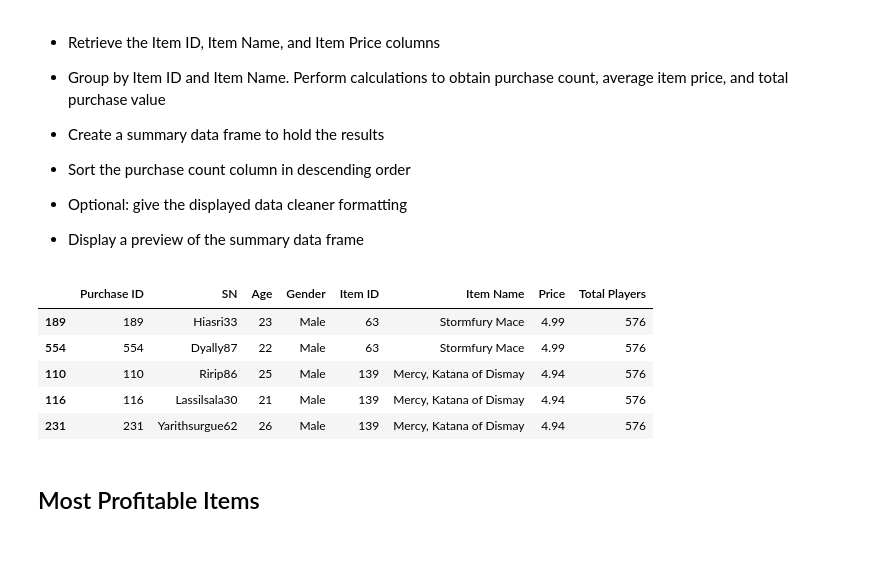
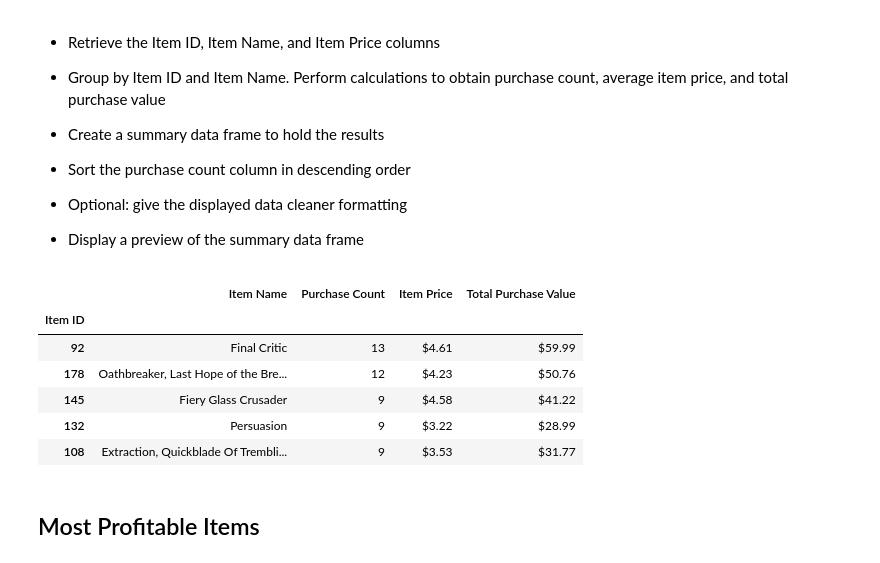
Before and after one commit to MikeEjike/Pandas-challenge, a Jupyter notebook: HeroesOfPymoli/HeroesOfPymoli_starter.ipynb, the cells around one changed output. Saved outputs shown, nothing was run; the diff lists cells and outputs as text; code cells hidden in the pictures.

```diff
--- a/HeroesOfPymoli/HeroesOfPymoli_starter.ipynb
+++ b/HeroesOfPymoli/HeroesOfPymoli_starter.ipynb
@@ -355,16 +355,46 @@ top_spenders.set_index('SN').style.format({'Average Purchase Price':'${0:,.2f}',
 
 
 * Display a preview of the summary data frame
-# %%
-most_pop = purchase_data['Item ID'].value_counts()
-purchase_data.nlargest(5, ['Price'])
-# %% [output]
-|  | Purchase ID | SN | Age | Gender | Item ID | Item Name | Price | Total Players |
-| 189 | 189 | Hiasri33 | 23 | Male | 63 | Stormfury Mace | 4.99 | 576 |
-| 554 | 554 | Dyally87 | 22 | Male | 63 | Stormfury Mace | 4.99 | 576 |
-| 110 | 110 | Ririp86 | 25 | Male | 139 | Mercy, Katana of Dismay | 4.94 | 576 |
-| 116 | 116 | Lassilsala30 | 21 | Male | 139 | Mercy, Katana of Dismay | 4.94 | 576 |
-| 231 | 231 | Yarithsurgue62 | 26 | Male | 139 | Mercy, Katana of Dismay | 4.94 | 576 |
+# %%
+most_pop = purchase_data['Item ID'].value_counts().head(6)
+most_pop_list = most_pop.index.tolist()
+
+most_count1 = len(purchase_data.loc[purchase_data['Item ID'] == most_pop_list[0], 'Price'])
+most_count2 = len(purchase_data.loc[purchase_data['Item ID'] == most_pop_list[1], 'Price'])
+most_count3 = len(purchase_data.loc[purchase_data['Item ID'] == most_pop_list[5], 'Price'])
+most_count4 = len(purchase_data.loc[purchase_data['Item ID'] == most_pop_list[3], 'Price'])
+most_count5 = len(purchase_data.loc[purchase_data['Item ID'] == most_pop_list[2], 'Price'])
+
+most_count1_total = purchase_data.loc[purchase_data['Item ID'] == most_pop_list[0], 'Price'].sum()
+most_count2_total = purchase_data.loc[purchase_data['Item ID'] == most_pop_list[1], 'Price'].sum()
+most_count3_total = purchase_data.loc[purchase_data['Item ID'] == most_pop_list[5], 'Price'].sum()
+most_count4_total = purchase_data.loc[purchase_data['Item ID'] == most_pop_list[3], 'Price'].sum()
+most_count5_total = purchase_data.loc[purchase_data['Item ID'] == most_pop_list[2], 'Price'].sum()
+
+most_count1_item_price = most_count1_total / most_count1
+most_count2_item_price = most_count2_total / most_count2
+most_count3_item_price = most_count3_total / most_count3
+most_count4_item_price = most_count4_total / most_count4
+most_count5_item_price = most_count5_total / most_count5
+
+
+
+most_popular_items = pd.DataFrame({'Item ID': [most_pop_list[0], most_pop_list[1], most_pop_list[5], most_pop_list[3], most_pop_list[2]],
+                             'Item Name': [purchase_data.loc[purchase_data['Item ID'] == most_pop_list[0], 'Item Name'].iloc[0], purchase_data.loc[purchase_data['Item ID'] == most_pop_list[1], 'Item Name'].iloc[0], purchase_data.loc[purchase_data['Item ID'] == most_pop_list[5], 'Item Name'].iloc[0], purchase_data.loc[purchase_data['Item ID'] == most_pop_list[3], 'Item Name'].iloc[0], purchase_data.loc[purchase_data['Item ID'] == most_pop_list[2], 'Item Name'].iloc[0]],
+                             'Purchase Count': [most_count1, most_count2, most_count3, most_count4, most_count5],
+                             'Item Price': [most_count1_item_price, most_count2_item_price, most_count3_item_price, most_count4_item_price, most_count5_item_price],
+                             'Total Purchase Value': [most_count1_total, most_count2_total, most_count3_total, most_count4_total, most_count5_total]})
+
+most_popular_items.set_index('Item ID').style.format({'Item Price':'${0:,.2f}',
+                                           'Total Purchase Value':'${0:,.2f}'})
+# %% [output]
+|  | Item Name | Purchase Count | Item Price | Total Purchase Value |
+| Item ID |  |  |  |  |
+| 92 | Final Critic | 13 | $4.61 | $59.99 |
+| 178 | Oathbreaker, Last Hope of the Bre... | 12 | $4.23 | $50.76 |
+| 145 | Fiery Glass Crusader | 9 | $4.58 | $41.22 |
+| 132 | Persuasion | 9 | $3.22 | $28.99 |
+| 108 | Extraction, Quickblade Of Trembli... | 9 | $3.53 | $31.77 |
 # %% [markdown]
 ## Most Profitable Items
 # %% [markdown]
```
Also changed, not shown: parts of 3 cells of this notebook.
